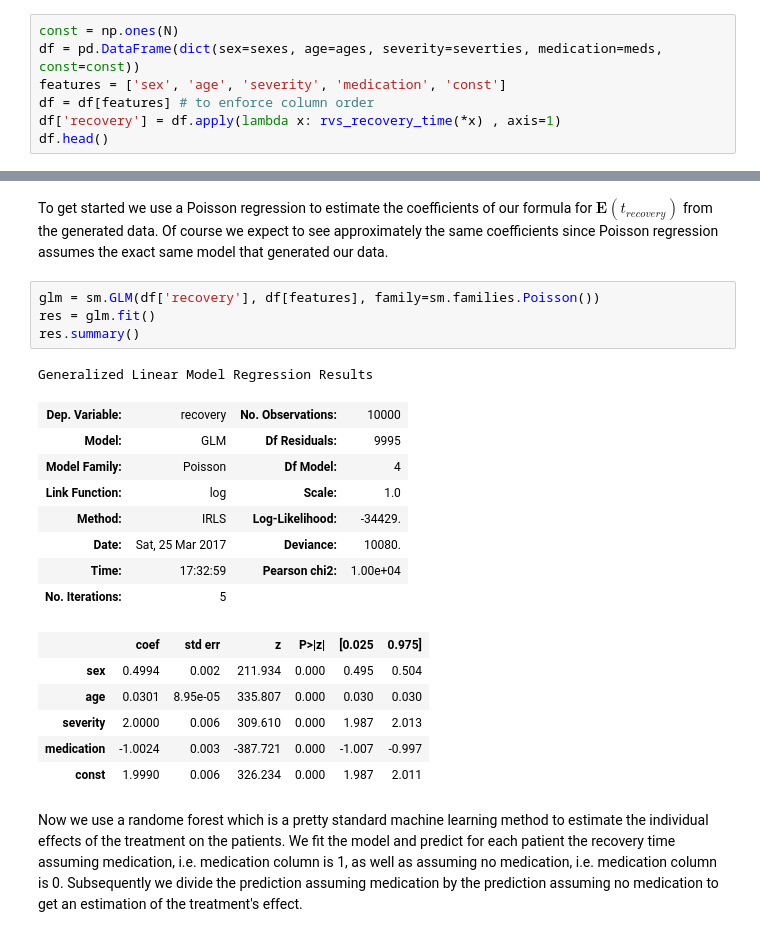
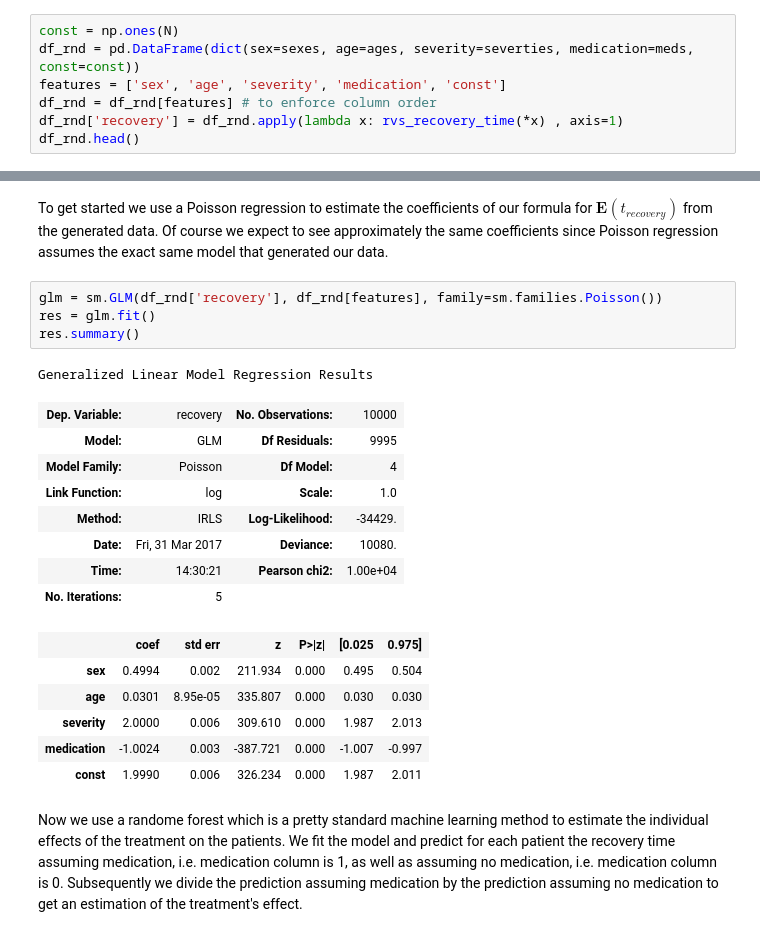
Before and after one commit to FlorianWilhelm/FlorianWilhelm.github.io, a Jupyter notebook: notebooks/causal_inference_propensity_score.ipynb, the cells around one changed output, grey strips where cells are left out. Cells and saved outputs as stored; diff of their text form.

```diff
--- a/notebooks/causal_inference_propensity_score.ipynb
+++ b/notebooks/causal_inference_propensity_score.ipynb
@@ -67,11 +69,11 @@ meds = np.random.randint(0, 2, size=N)
 We assemble everything in a dataframe also including a constant column.
 # %%
 const = np.ones(N)
-df = pd.DataFrame(dict(sex=sexes, age=ages, severity=severties, medication=meds, const=const))
+df_rnd = pd.DataFrame(dict(sex=sexes, age=ages, severity=severties, medication=meds, const=const))
 features = ['sex', 'age', 'severity', 'medication', 'const']
-df = df[features] # to enforce column order
-df['recovery'] = df.apply(lambda x: rvs_recovery_time(*x) , axis=1)
-df.head()
+df_rnd = df_rnd[features] # to enforce column order
+df_rnd['recovery'] = df_rnd.apply(lambda x: rvs_recovery_time(*x) , axis=1)
+df_rnd.head()
 # %% [output]
 |  | sex | age | severity | medication | const | recovery |
 | 0 | 0 | 24.518667 | 0.858950 | 1 | 1.0 | 34 |
@@ -100,18 +102,18 @@ sns.heatmap(df.corr(), vmin=-1, vmax=1);
 # %% [markdown]
 To get started we use a Poisson regression to estimate the coefficients of our formula for $\mathbf{E}(t_{recovery})$ from the generated data. Of course we expect to see approximately the same coefficients since Poisson regression assumes the exact same model that generated our data.
 # %%
-glm = sm.GLM(df['recovery'], df[features], family=sm.families.Poisson())
+glm = sm.GLM(df_rnd['recovery'], df_rnd[features], family=sm.families.Poisson())
 res = glm.fit()
 res.summary()
 # %% [output]
 Generalized Linear Model Regression Results
 | Dep. Variable: | recovery | No. Observations: | 10000 |
 | Model: | GLM | Df Residuals: | 9995 |
 | Model Family: | Poisson | Df Model: | 4 |
 | Link Function: | log | Scale: | 1.0 |
 | Method: | IRLS | Log-Likelihood: | -34429. |
-| Date: | Sat, 25 Mar 2017 | Deviance: | 10080. |
-| Time: | 17:32:59 | Pearson chi2: | 1.00e+04 |
+| Date: | Fri, 31 Mar 2017 | Deviance: | 10080. |
+| Time: | 14:30:21 | Pearson chi2: | 1.00e+04 |
 | No. Iterations: | 5 |  |  |
 |  | coef | std err | z | P>|z| | [0.025 | 0.975] |
 | sex | 0.4994 | 0.002 | 211.934 | 0.000 | 0.495 | 0.504 |
```
Also changed, not shown: parts of 53 cells of this notebook, 15 other files.
